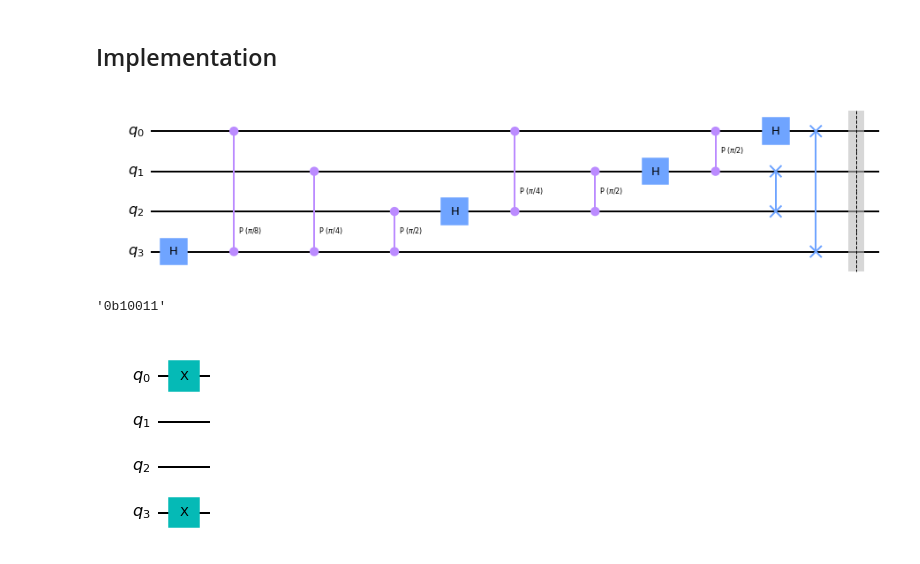
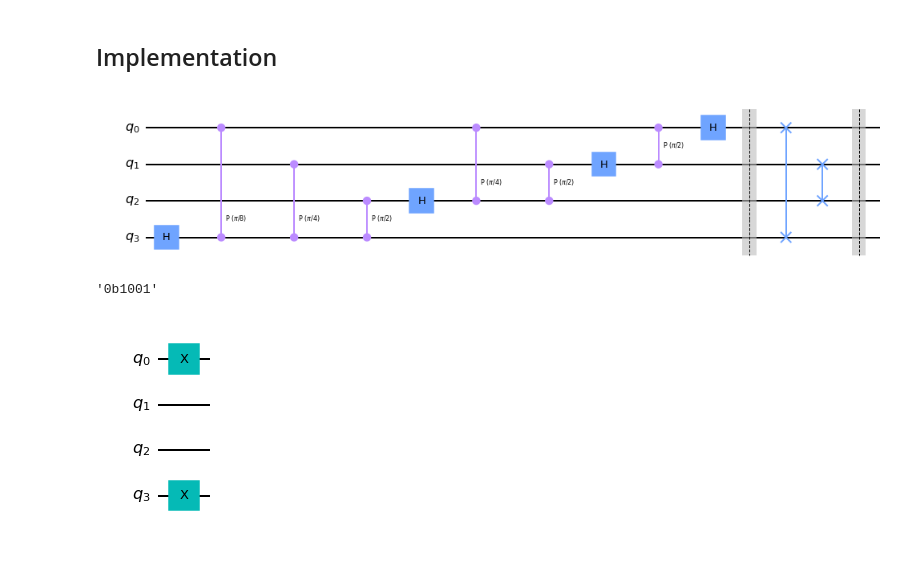
Before and after one commit to bharathvariar/Quantum-Machine-Learning, a Jupyter notebook: Basic Algorithms/Quantum Fourier Transform.ipynb, the cells around one changed output. Saved outputs shown, nothing was run; the diff lists cells and outputs as text; code cells hidden in the pictures.

Commit message:
Images Saved

```diff
--- a/Basic Algorithms/Quantum Fourier Transform.ipynb
+++ b/Basic Algorithms/Quantum Fourier Transform.ipynb
@@ -24,6 +25,7 @@ def qft_rotation(circuit, n):
     n -> number of qubits in ciruit
     '''
     if (n == 0): # base exit case
+        circuit.barrier()
         return circuit
     n -= 1
     circuit.h(n)
@@ -58,15 +60,16 @@ def qft(circuit, n):
 # %% [markdown]
 ## Implementation
 # %%
-circuit = QuantumCircuit(4)
+circuit = qiskit.QuantumCircuit(4)
 qft(circuit, n = 4)
 fig = circuit.draw('mpl')
+fig.savefig("../Images/QFT_1.jpg")
 # %% [output]
-[figure, old version]
+[figure, new version]
 # %%
-bin(19)
+bin(9)
 # %% [output]
-'0b10011'
+'0b1001'
 # %%
 circuit = QuantumCircuit(4)
 # encoding state 9
```
Also changed, not shown: parts of 2 cells of this notebook, 14 other files.
